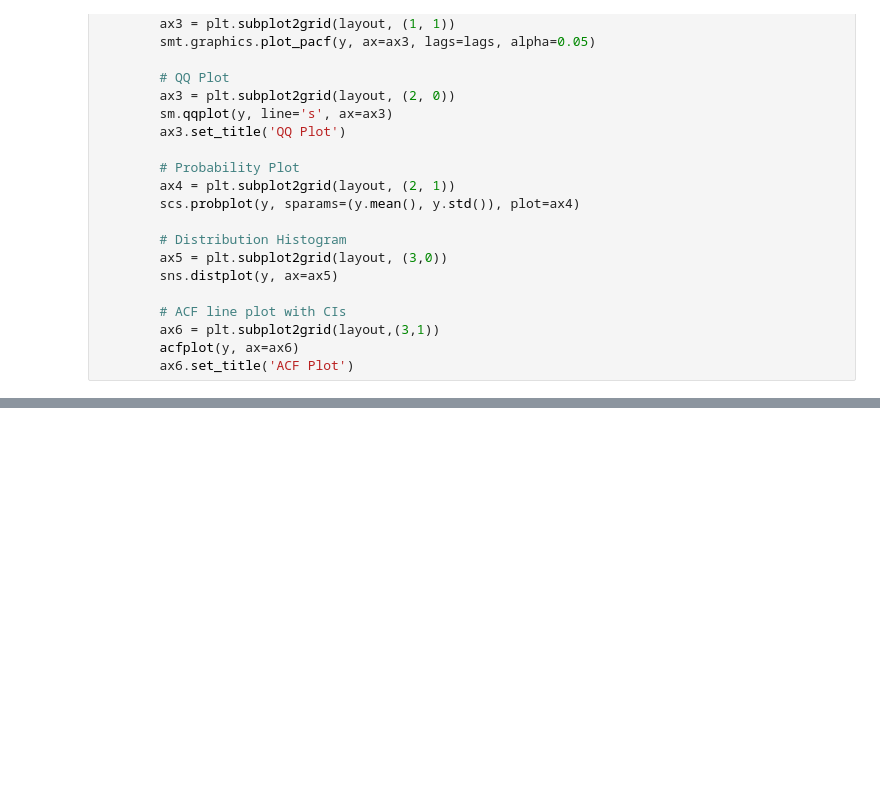
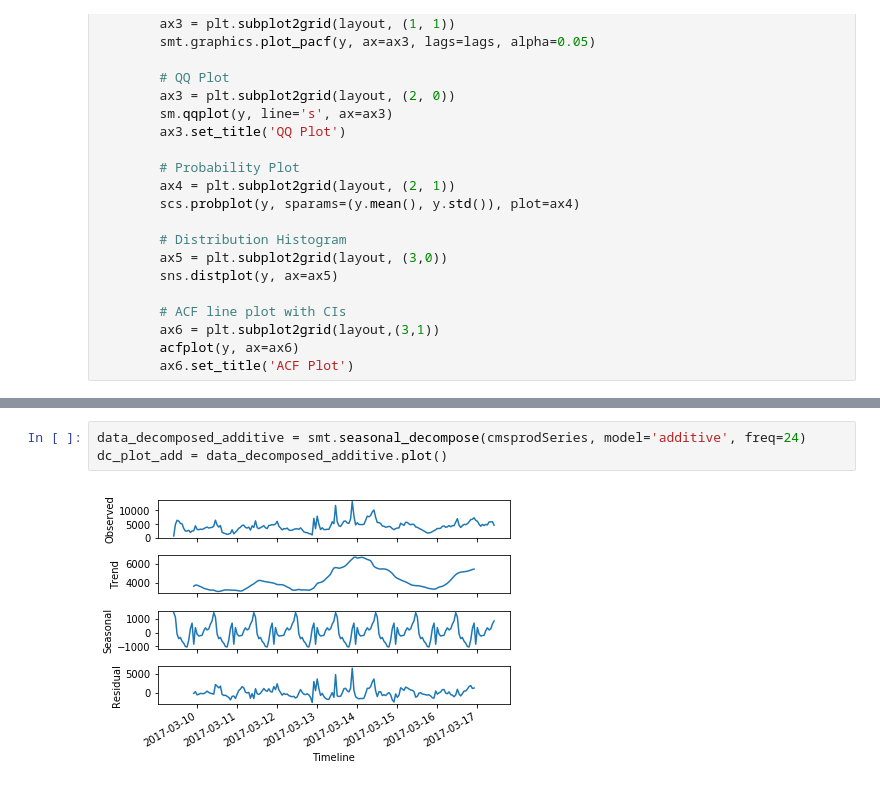
Before and after one commit to deepaknadig/predictive-ts-analysis, a Jupyter notebook: notebooks/exploratory-analysis.ipynb, the cells around one changed output, grey strips where cells are left out. Drawn from its saved outputs; the diff is of its cells as text; blank space fills up the shorter version.

```diff
--- a/notebooks/exploratory-analysis.ipynb
+++ b/notebooks/exploratory-analysis.ipynb
@@ -57,0 +92,5 @@ def plot_acfs(y, lags=None, style='seaborn-whitegrid'):
+# %%
+data_decomposed_additive = smt.seasonal_decompose(cmsprodSeries, model='additive', freq=24)
+dc_plot_add = data_decomposed_additive.plot()
+# %% [output]
+[figure, added]
```
Also changed, not shown: parts of 9 cells of this notebook, 25 other files.
